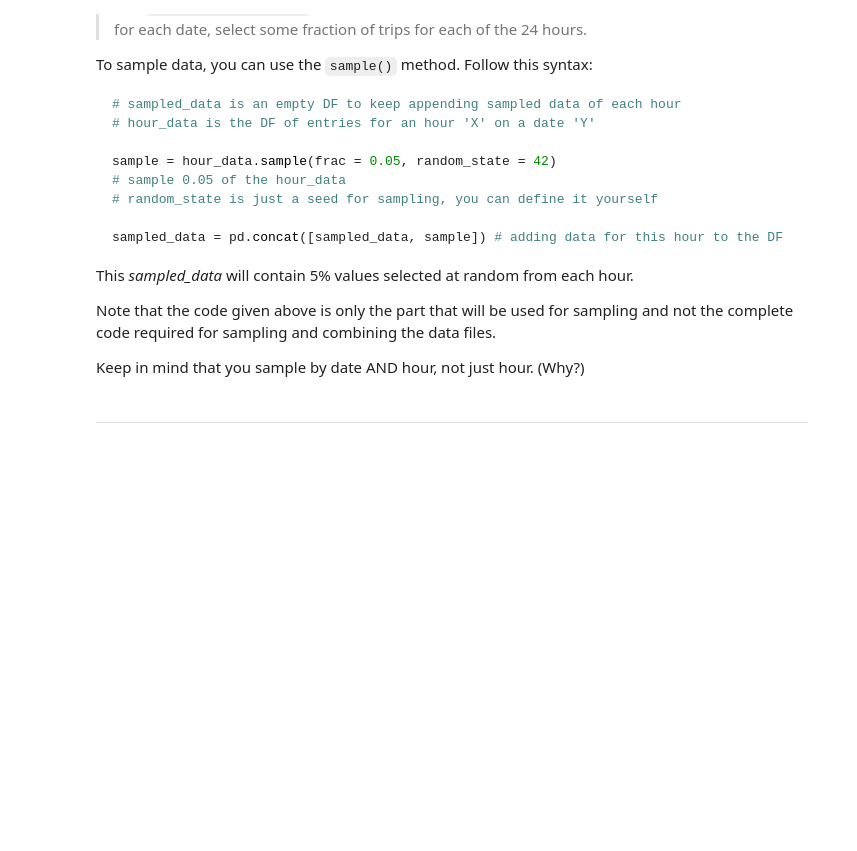
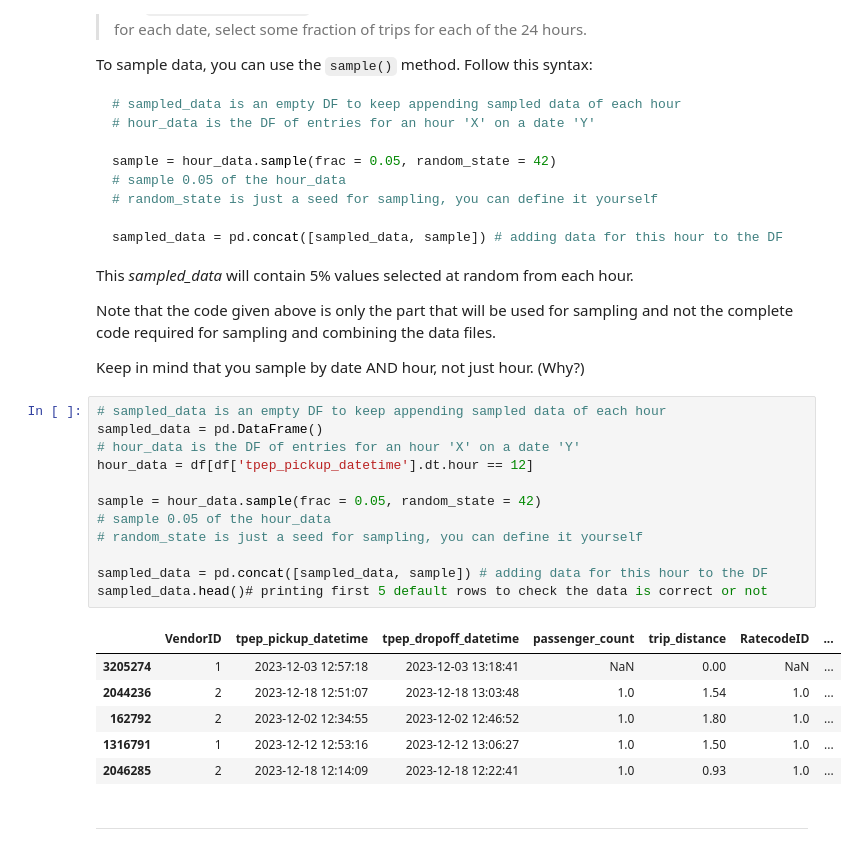
Before and after one commit to srinivasrom/MyStore, a Jupyter notebook: EDA_Assg_NYC_Taxi_Starter_Srinivas_Rompala.ipynb, the cells around one changed output. Cells and saved outputs as stored; diff of their text form; blank space fills up the shorter version.

```diff
--- a/EDA_Assg_NYC_Taxi_Starter_Srinivas_Rompala.ipynb
+++ b/EDA_Assg_NYC_Taxi_Starter_Srinivas_Rompala.ipynb
@@ -175,6 +209,25 @@ This *sampled_data* will contain 5% values selected at random from each hour.
 Note that the code given above is only the part that will be used for sampling and not the complete code required for sampling and combining the data files.
 
 Keep in mind that you sample by date AND hour, not just hour. (Why?)
+# %%
+# sampled_data is an empty DF to keep appending sampled data of each hour
+sampled_data = pd.DataFrame()
+# hour_data is the DF of entries for an hour 'X' on a date 'Y'
+hour_data = df[df['tpep_pickup_datetime'].dt.hour == 12]
+
+sample = hour_data.sample(frac = 0.05, random_state = 42)
+# sample 0.05 of the hour_data
+# random_state is just a seed for sampling, you can define it yourself
+
+sampled_data = pd.concat([sampled_data, sample]) # adding data for this hour to the DF
+sampled_data.head()# printing first 5 default rows to check the data is correct or not
+# %% [output]
+|  | VendorID | tpep_pickup_datetime | tpep_dropoff_datetime | passenger_count | trip_distance | RatecodeID | ... |
+| 3205274 | 1 | 2023-12-03 12:57:18 | 2023-12-03 13:18:41 | NaN | 0.00 | NaN | ... |
+| 2044236 | 2 | 2023-12-18 12:51:07 | 2023-12-18 13:03:48 | 1.0 | 1.54 | 1.0 | ... |
+| 162792 | 2 | 2023-12-02 12:34:55 | 2023-12-02 12:46:52 | 1.0 | 1.80 | 1.0 | ... |
+| 1316791 | 1 | 2023-12-12 12:53:16 | 2023-12-12 13:06:27 | 1.0 | 1.50 | 1.0 | ... |
+| 2046285 | 2 | 2023-12-18 12:14:09 | 2023-12-18 12:22:41 | 1.0 | 0.93 | 1.0 | ... |
 # %% [markdown]
 ---
 # %% [markdown]
```
Also changed, not shown: parts of 8 cells of this notebook.
